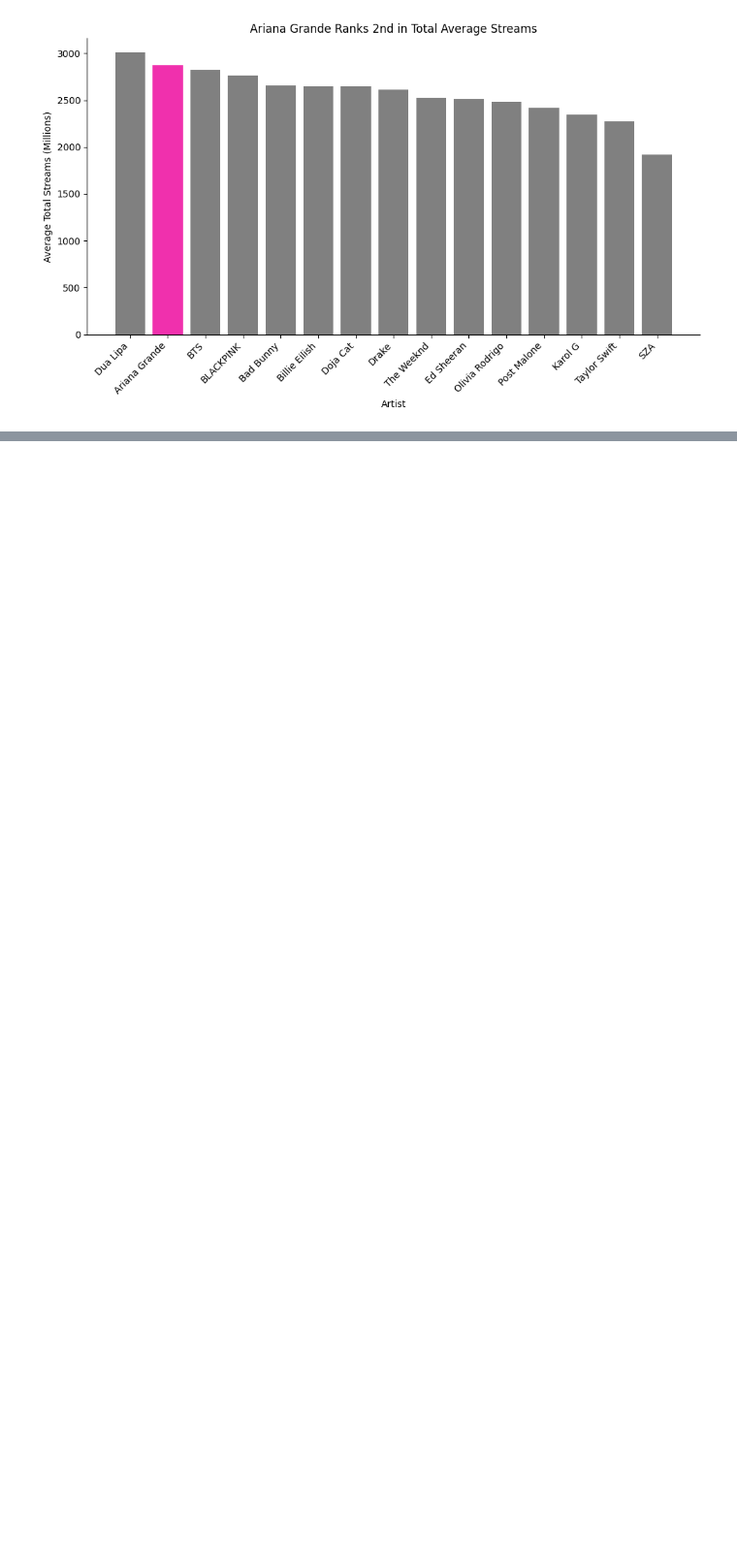
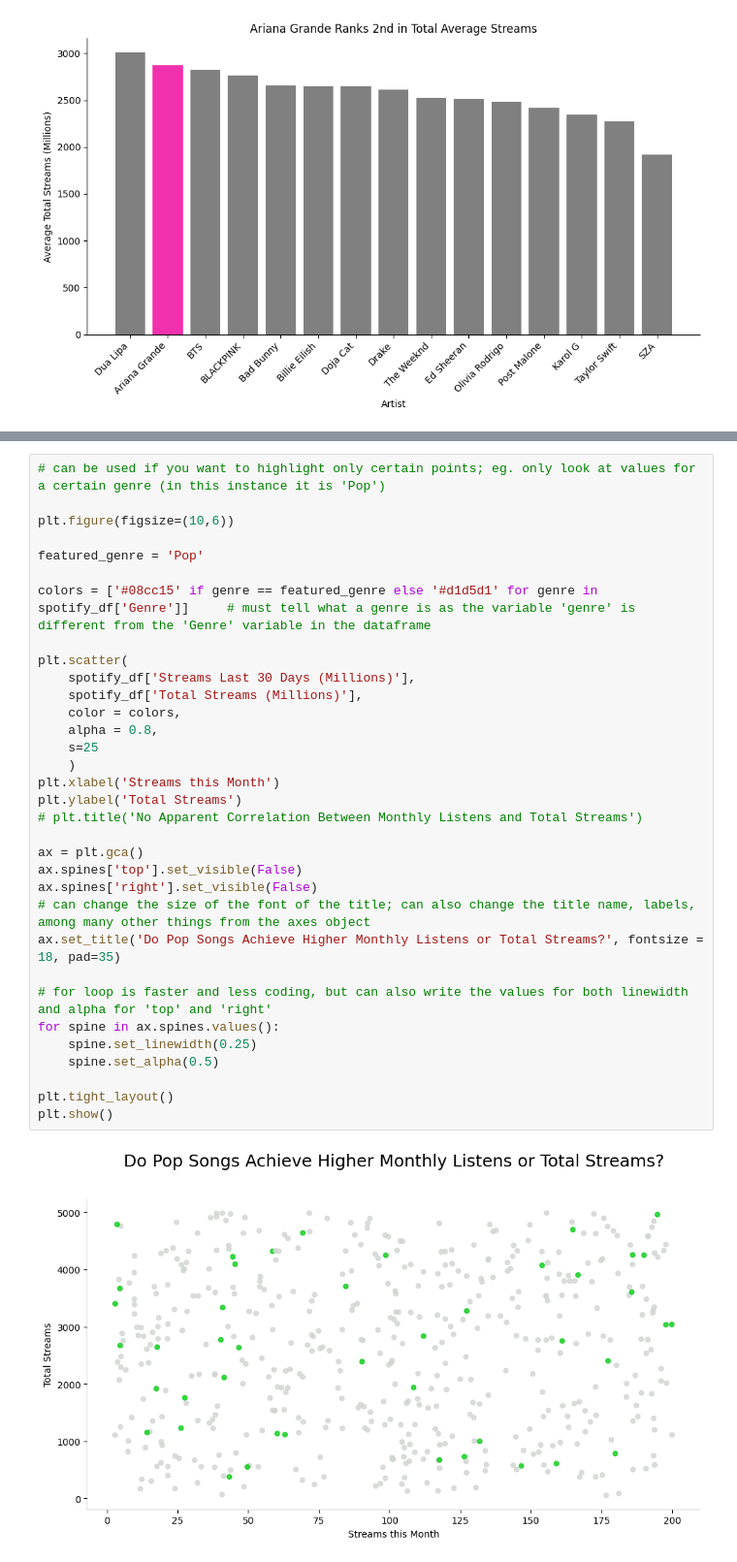
Before and after one commit to kc0leman/learning_plots_kyle, a Jupyter notebook: notebooks/intro_matplotlib_lesson_follow.ipynb, the cells around one changed output, grey strips where cells are left out. Shown at 97% size. Saved outputs shown, nothing was run; the diff lists cells and outputs as text; blank space fills up the shorter version.

```diff
--- a/notebooks/intro_matplotlib_lesson_follow.ipynb
+++ b/notebooks/intro_matplotlib_lesson_follow.ipynb
@@ -187,0 +245,35 @@ plt.show()
+# %%
+# can be used if you want to highlight only certain points; eg. only look at values for a certain genre (in this instance it is 'Pop')
+
+plt.figure(figsize=(10,6))
+
+featured_genre = 'Pop'
+
+colors = ['#08cc15' if genre == featured_genre else '#d1d5d1' for genre in spotify_df['Genre']]     # must tell what a genre is as the variable 'genre' is different from the 'Genre' variable in the dataframe
+
+plt.scatter(
+    spotify_df['Streams Last 30 Days (Millions)'],
+    spotify_df['Total Streams (Millions)'],
+    color = colors,
+    alpha = 0.8,
+    s=25
+    )
+plt.xlabel('Streams this Month')
+plt.ylabel('Total Streams')
+# plt.title('No Apparent Correlation Between Monthly Listens and Total Streams')
+
+ax = plt.gca()
+ax.spines['top'].set_visible(False)
+ax.spines['right'].set_visible(False)
+# can change the size of the font of the title; can also change the title name, labels, among many other things from the axes object
+ax.set_title('Do Pop Songs Achieve Higher Monthly Listens or Total Streams?', fontsize = 18, pad=35)
+
+# for loop is faster and less coding, but can also write the values for both linewidth and alpha for 'top' and 'right'
+for spine in ax.spines.values():
+    spine.set_linewidth(0.25)
+    spine.set_alpha(0.5)
+
+plt.tight_layout()
+plt.show()
+# %% [output]
+[figure, added]
```
Also changed, not shown: parts of 5 cells of this notebook.
